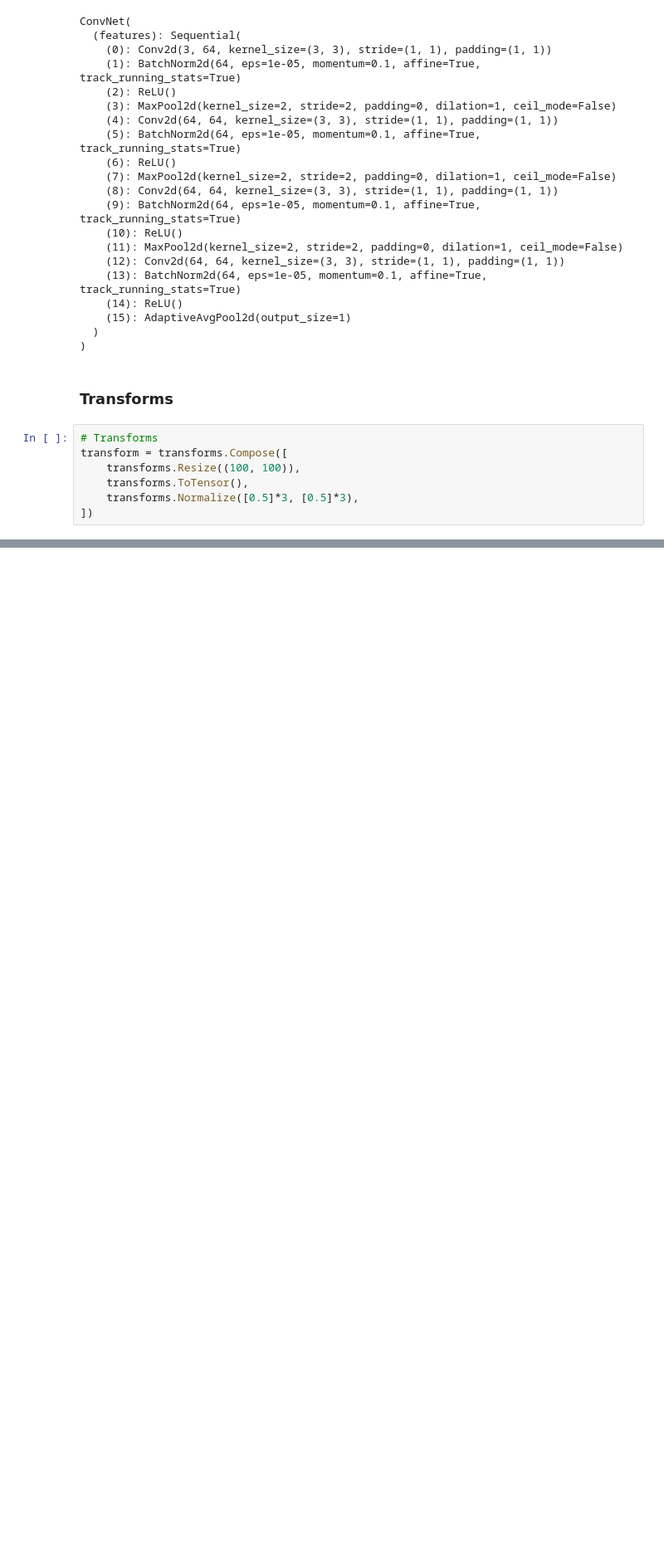
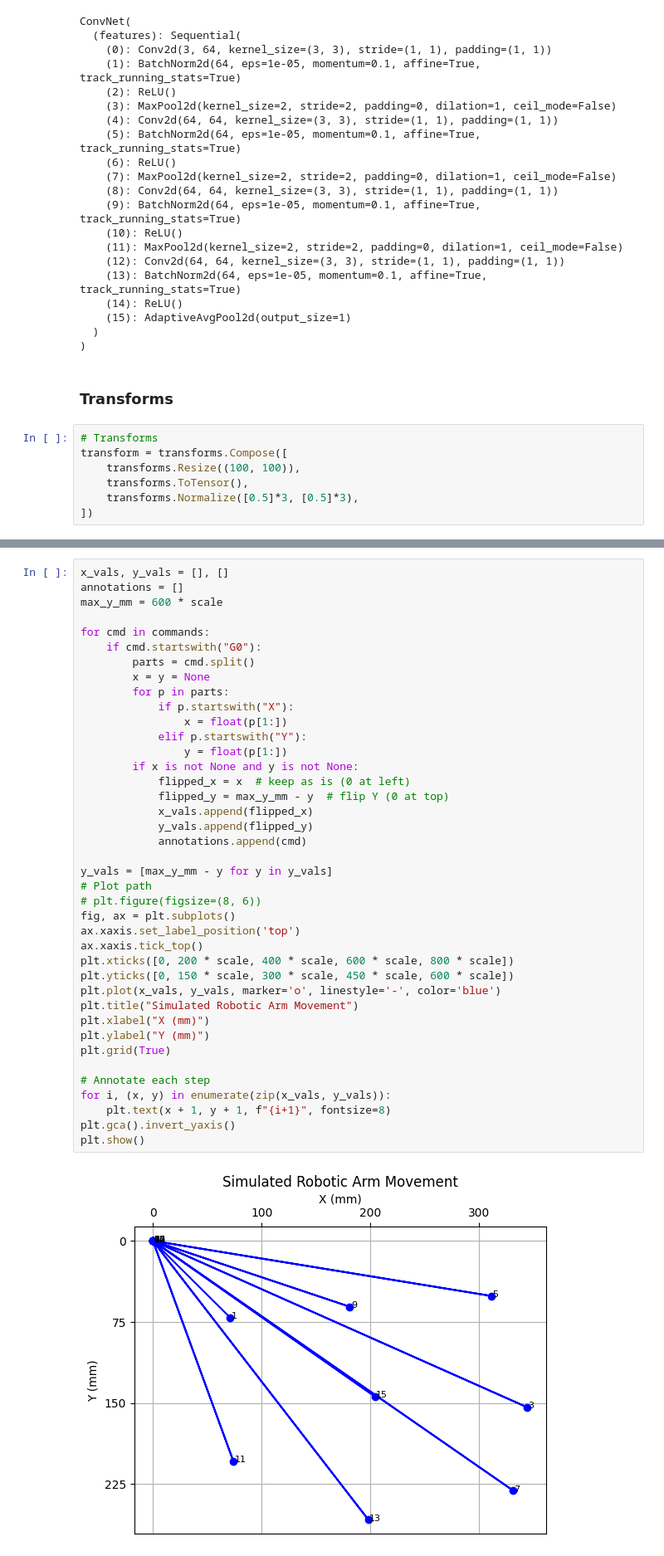
Before and after one commit to safaenet/Final_MSc_Project, a Jupyter notebook: load_model.ipynb, the cells around one changed output, grey strips where cells are left out. Shown at 83% size. Cells and saved outputs as stored; diff of their text form; blank space fills up the shorter version.

```diff
--- a/load_model.ipynb
+++ b/load_model.ipynb
@@ -141,0 +180,42 @@ else:
+# %%
+x_vals, y_vals = [], []
+annotations = []
+max_y_mm = 600 * scale
+
+for cmd in commands:
+    if cmd.startswith("G0"):
+        parts = cmd.split()
+        x = y = None
+        for p in parts:
+            if p.startswith("X"):
+                x = float(p[1:])
+            elif p.startswith("Y"):
+                y = float(p[1:])
+        if x is not None and y is not None:
+            flipped_x = x  # keep as is (0 at left)
+            flipped_y = max_y_mm - y  # flip Y (0 at top)
+            x_vals.append(flipped_x)
+            y_vals.append(flipped_y)
+            annotations.append(cmd)
+
+y_vals = [max_y_mm - y for y in y_vals]
+# Plot path
+# plt.figure(figsize=(8, 6))
+fig, ax = plt.subplots()
+ax.xaxis.set_label_position('top')
+ax.xaxis.tick_top()
+plt.xticks([0, 200 * scale, 400 * scale, 600 * scale, 800 * scale])
+plt.yticks([0, 150 * scale, 300 * scale, 450 * scale, 600 * scale])
+plt.plot(x_vals, y_vals, marker='o', linestyle='-', color='blue')
+plt.title("Simulated Robotic Arm Movement")
+plt.xlabel("X (mm)")
+plt.ylabel("Y (mm)")
+plt.grid(True)
+
+# Annotate each step
+for i, (x, y) in enumerate(zip(x_vals, y_vals)):
+    plt.text(x + 1, y + 1, f"{i+1}", fontsize=8)
+plt.gca().invert_yaxis()
+plt.show()
+# %% [output]
+[figure, added]
```
Also changed, not shown: parts of 8 cells of this notebook, 10 other files.
